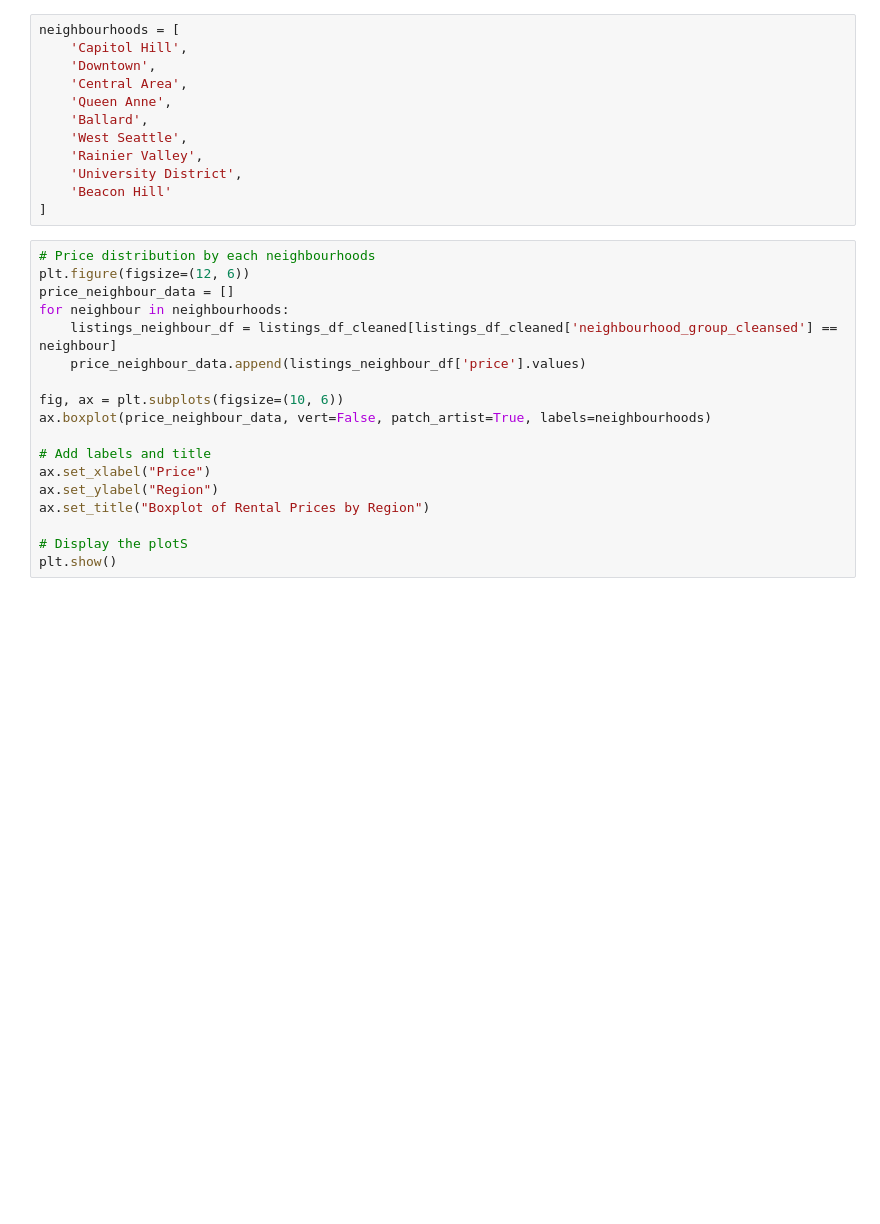
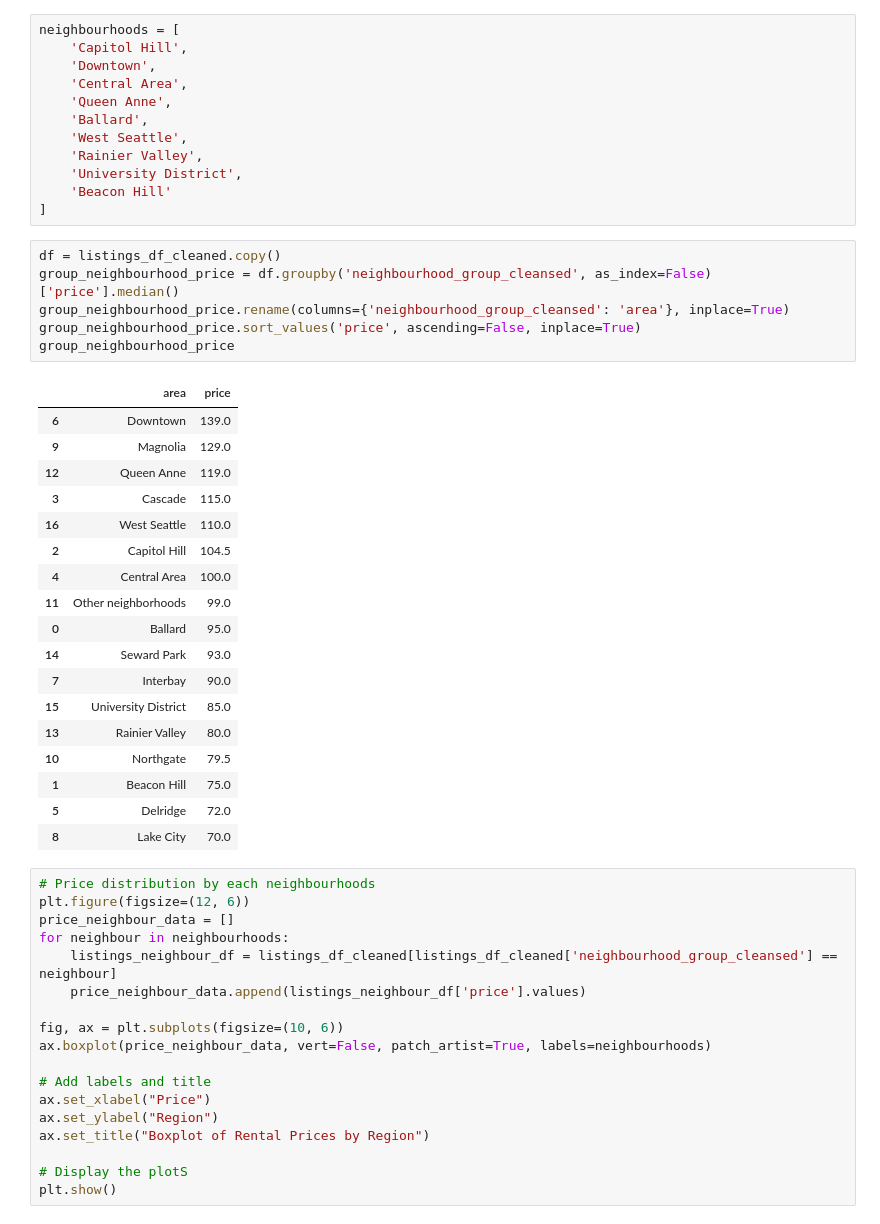
Before and after one commit to TranDat24318791998/Airbnb_DataAnalysis_Udacity, a Jupyter notebook: main.ipynb, the cells around one changed output. Saved outputs shown, nothing was run; the diff lists cells and outputs as text; blank space fills up the shorter version.

```diff
--- a/main.ipynb
+++ b/main.ipynb
@@ -266,6 +266,31 @@ neighbourhoods = [
     'University District',
     'Beacon Hill'
 ]
+# %%
+df = listings_df_cleaned.copy()
+group_neighbourhood_price = df.groupby('neighbourhood_group_cleansed', as_index=False)['price'].median()
+group_neighbourhood_price.rename(columns={'neighbourhood_group_cleansed': 'area'}, inplace=True)
+group_neighbourhood_price.sort_values('price', ascending=False, inplace=True)
+group_neighbourhood_price
+# %% [output]
+|  | area | price |
+| 6 | Downtown | 139.0 |
+| 9 | Magnolia | 129.0 |
+| 12 | Queen Anne | 119.0 |
+| 3 | Cascade | 115.0 |
+| 16 | West Seattle | 110.0 |
+| 2 | Capitol Hill | 104.5 |
+| 4 | Central Area | 100.0 |
+| 11 | Other neighborhoods | 99.0 |
+| 0 | Ballard | 95.0 |
+| 14 | Seward Park | 93.0 |
+| 7 | Interbay | 90.0 |
+| 15 | University District | 85.0 |
+| 13 | Rainier Valley | 80.0 |
+| 10 | Northgate | 79.5 |
+| 1 | Beacon Hill | 75.0 |
+| 5 | Delridge | 72.0 |
+| 8 | Lake City | 70.0 |
 # %%
 # Price distribution by each neighbourhoods
 plt.figure(figsize=(12, 6))
```
